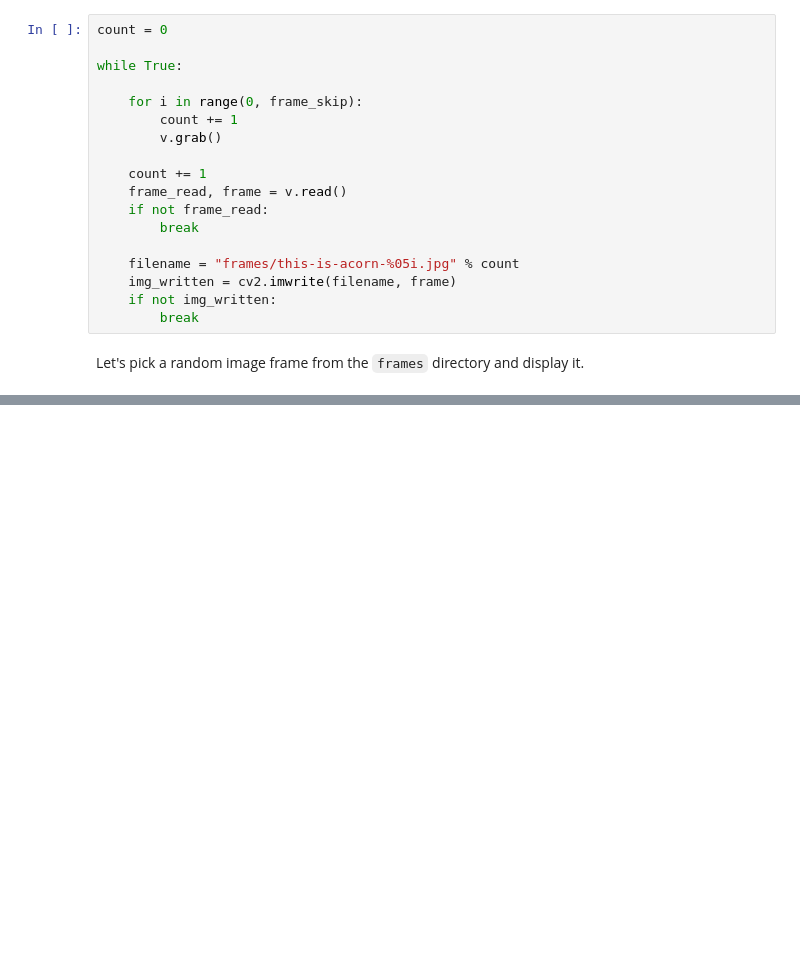
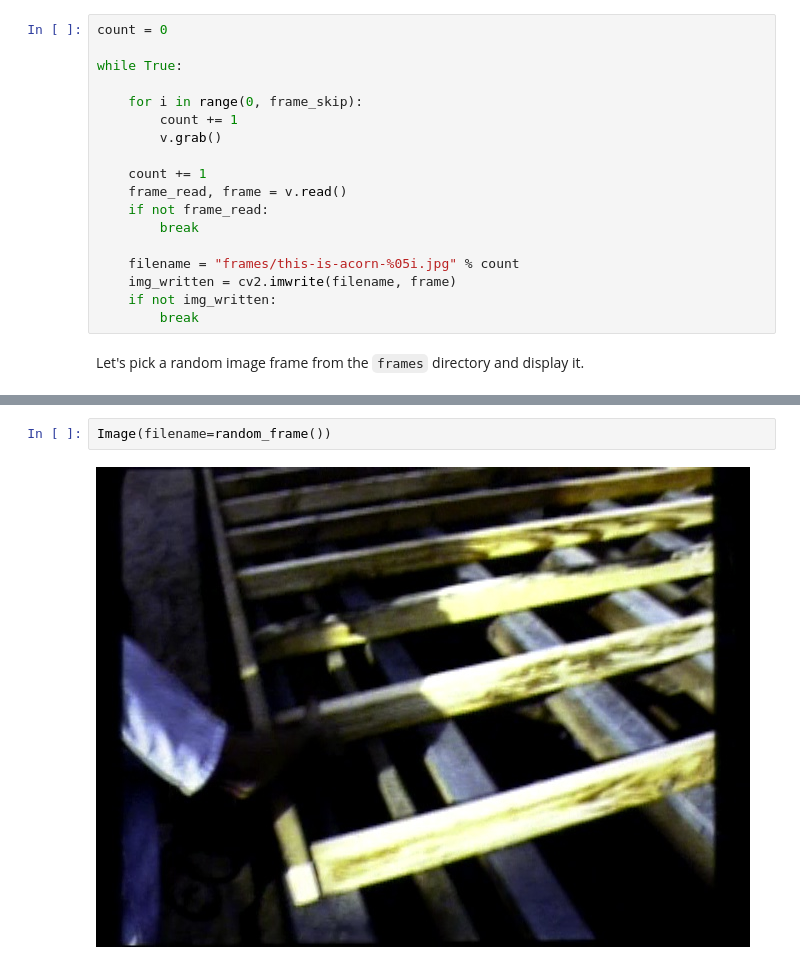
Before and after one commit to umd-mith/filmlab, a Jupyter notebook: extract-frames.py.ipynb, the cells around one changed output, grey strips where cells are left out. Drawn from its saved outputs; the diff is of its cells as text; blank space fills up the shorter version.

```diff
--- a/extract-frames.py.ipynb
+++ b/extract-frames.py.ipynb
@@ -42,0 +50,4 @@ def display_ranndom_image():
+# %%
+Image(filename=random_frame())
+# %% [output]
+[figure, added]
```
Also changed, not shown: parts of 3 cells of this notebook.
